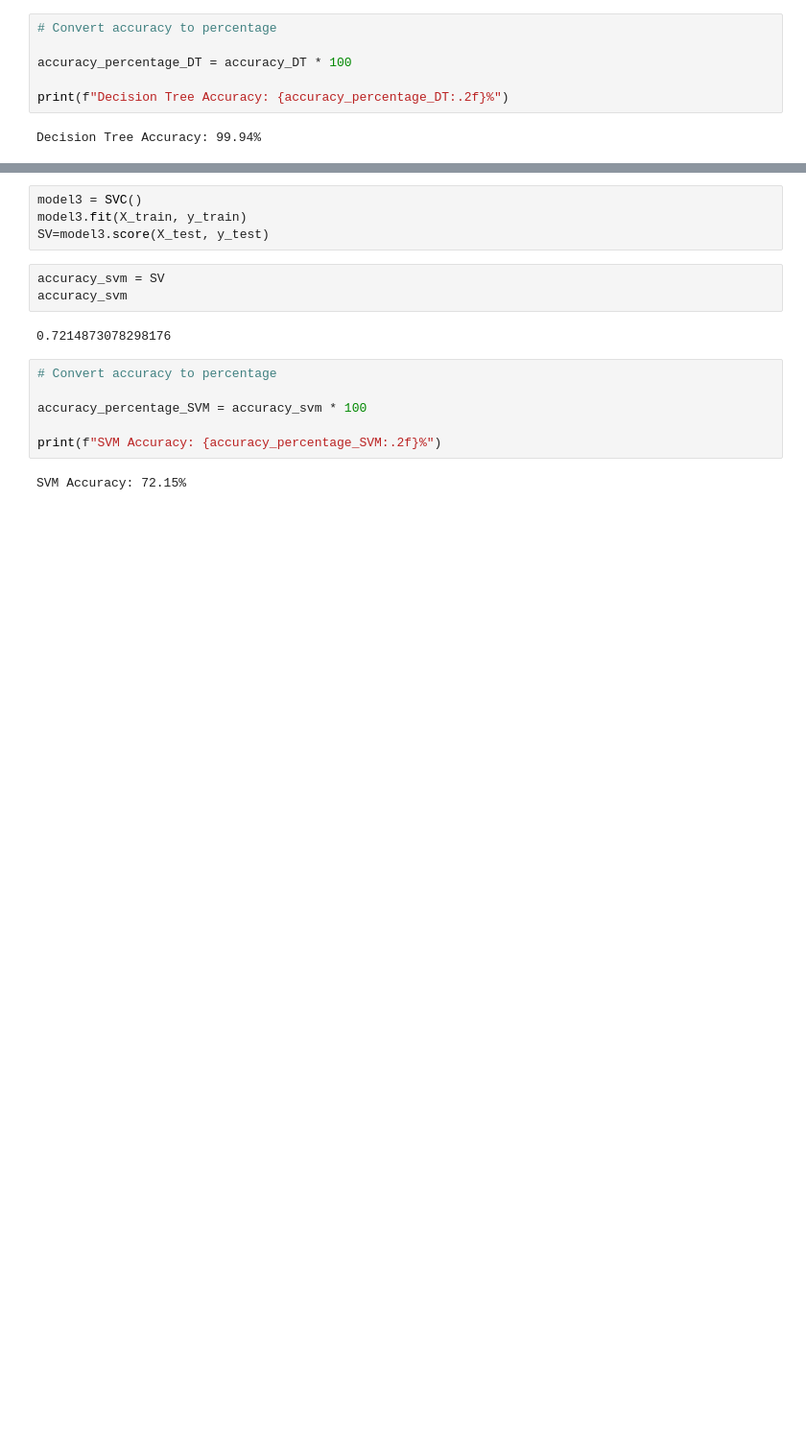
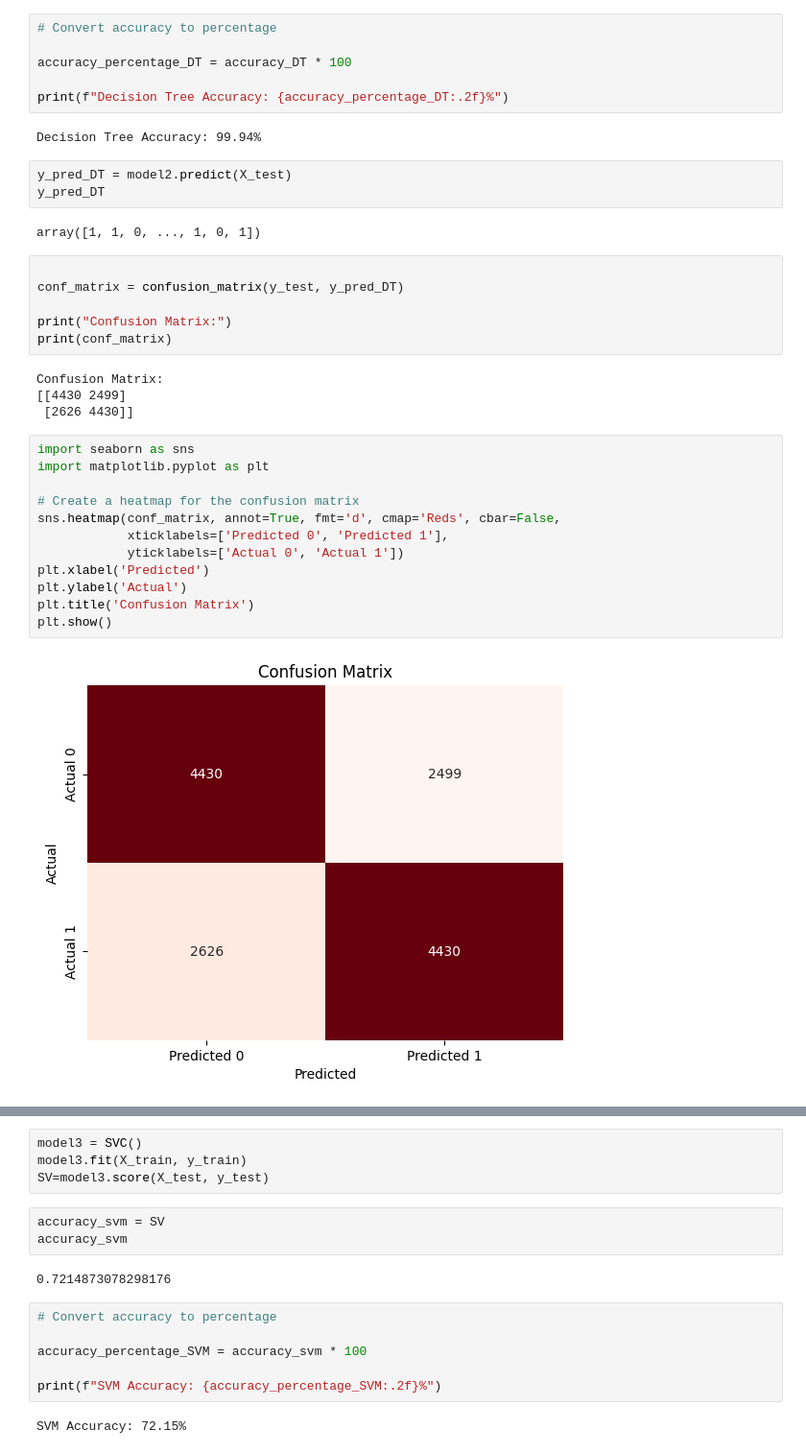
Before and after one commit to SyedaAttiraHashmi/ML-Projects, a Jupyter notebook: Heart_disease_using_ML.ipynb, the cells around one changed output, grey strips where cells are left out. Shown at 96% size. Saved outputs shown, nothing was run; the diff lists cells and outputs as text; blank space fills up the shorter version.

```diff
--- a/Heart_disease_using_ML.ipynb
+++ b/Heart_disease_using_ML.ipynb
@@ -220,3 +291,32 @@ accuracy_percentage_DT = accuracy_DT * 100
 print(f"Decision Tree Accuracy: {accuracy_percentage_DT:.2f}%")
 # %% [output]
 Decision Tree Accuracy: 99.94%
+# %%
+y_pred_DT = model2.predict(X_test)
+y_pred_DT
+# %% [output]
+array([1, 1, 0, ..., 1, 0, 1])
+# %%
+
+conf_matrix = confusion_matrix(y_test, y_pred_DT)
+
+print("Confusion Matrix:")
+print(conf_matrix)
+# %% [output]
+Confusion Matrix:
+[[4430 2499]
+ [2626 4430]]
+# %%
+import seaborn as sns
+import matplotlib.pyplot as plt
+
+# Create a heatmap for the confusion matrix
+sns.heatmap(conf_matrix, annot=True, fmt='d', cmap='Reds', cbar=False,
+            xticklabels=['Predicted 0', 'Predicted 1'],
+            yticklabels=['Actual 0', 'Actual 1'])
+plt.xlabel('Predicted')
+plt.ylabel('Actual')
+plt.title('Confusion Matrix')
+plt.show()
+# %% [output]
+[figure, added]
```
Also changed, not shown: parts of 15 cells of this notebook.
